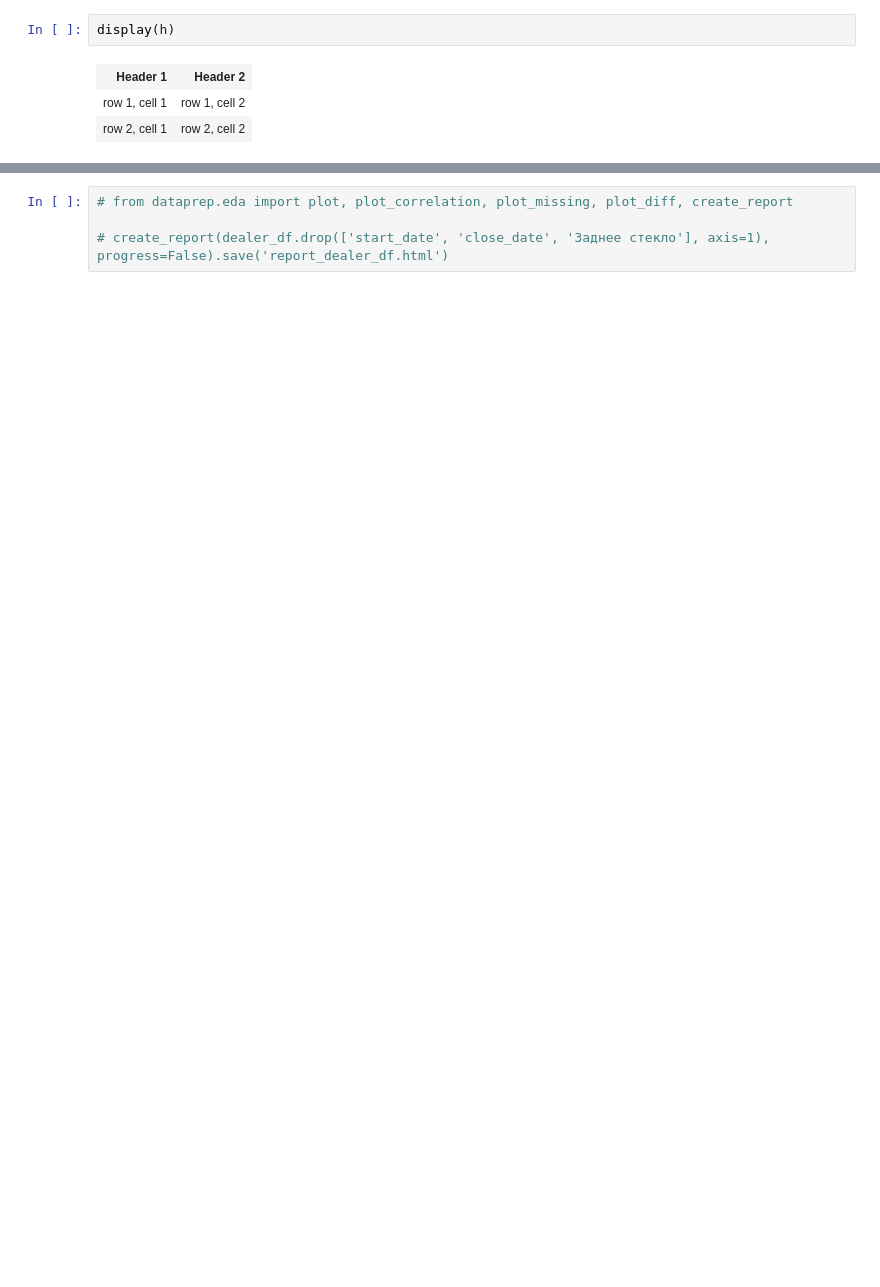
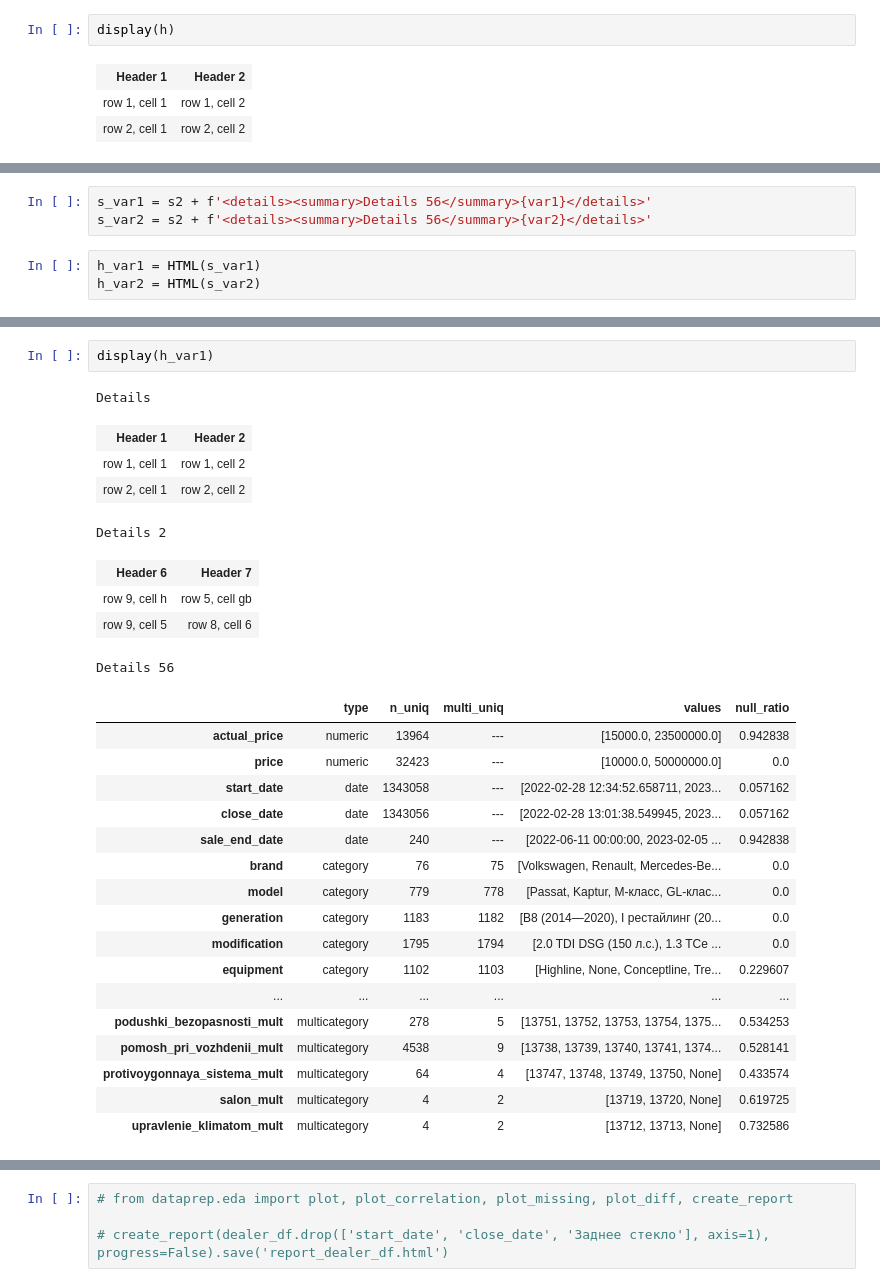
Before and after one commit to Sinus2x/CarValuationService, a Jupyter notebook: notebooks/eda_ryzhkov.ipynb, the cells around one changed output, grey strips where cells are left out. Saved outputs shown, nothing was run; the diff lists cells and outputs as text; blank space fills up the shorter version.

```diff
--- a/notebooks/eda_ryzhkov.ipynb
+++ b/notebooks/eda_ryzhkov.ipynb
@@ -409,0 +451,6 @@ display(h)
+# %%
+s_var1 = s2 + f'<details><summary>Details 56</summary>{var1}</details>'
+s_var2 = s2 + f'<details><summary>Details 56</summary>{var2}</details>'
+# %%
+h_var1 = HTML(s_var1)
+h_var2 = HTML(s_var2)
@@ -409,0 +468,29 @@ display(h)
+# %%
+display(h_var1)
+# %% [output]
+Details
+| Header 1 | Header 2 |
+| row 1, cell 1 | row 1, cell 2 |
+| row 2, cell 1 | row 2, cell 2 |
+Details 2
+| Header 6 | Header 7 |
+| row 9, cell h | row 5, cell gb |
+| row 9, cell 5 | row 8, cell 6 |
+Details 56
+|  | type | n_uniq | multi_uniq | values | null_ratio |
+| actual_price | numeric | 13964 | --- | [15000.0, 23500000.0] | 0.942838 |
+| price | numeric | 32423 | --- | [10000.0, 50000000.0] | 0.0 |
+| start_date | date | 1343058 | --- | [2022-02-28 12:34:52.658711, 2023... | 0.057162 |
+| close_date | date | 1343056 | --- | [2022-02-28 13:01:38.549945, 2023... | 0.057162 |
+| sale_end_date | date | 240 | --- | [2022-06-11 00:00:00, 2023-02-05 ... | 0.942838 |
+| brand | category | 76 | 75 | [Volkswagen, Renault, Mercedes-Be... | 0.0 |
+| model | category | 779 | 778 | [Passat, Kaptur, M-класс, GL-клас... | 0.0 |
+| generation | category | 1183 | 1182 | [B8 (2014—2020), I рестайлинг (20... | 0.0 |
+| modification | category | 1795 | 1794 | [2.0 TDI DSG (150 л.с.), 1.3 TCe ... | 0.0 |
+| equipment | category | 1102 | 1103 | [Highline, None, Conceptline, Tre... | 0.229607 |
+| ... | ... | ... | ... | ... | ... |
+| podushki_bezopasnosti_mult | multicategory | 278 | 5 | [13751, 13752, 13753, 13754, 1375... | 0.534253 |
+| pomosh_pri_vozhdenii_mult | multicategory | 4538 | 9 | [13738, 13739, 13740, 13741, 1374... | 0.528141 |
+| protivoygonnaya_sistema_mult | multicategory | 64 | 4 | [13747, 13748, 13749, 13750, None] | 0.433574 |
+| salon_mult | multicategory | 4 | 2 | [13719, 13720, None] | 0.619725 |
+| upravlenie_klimatom_mult | multicategory | 4 | 2 | [13712, 13713, None] | 0.732586 |
```
Also changed, not shown: parts of 5 cells of this notebook.
